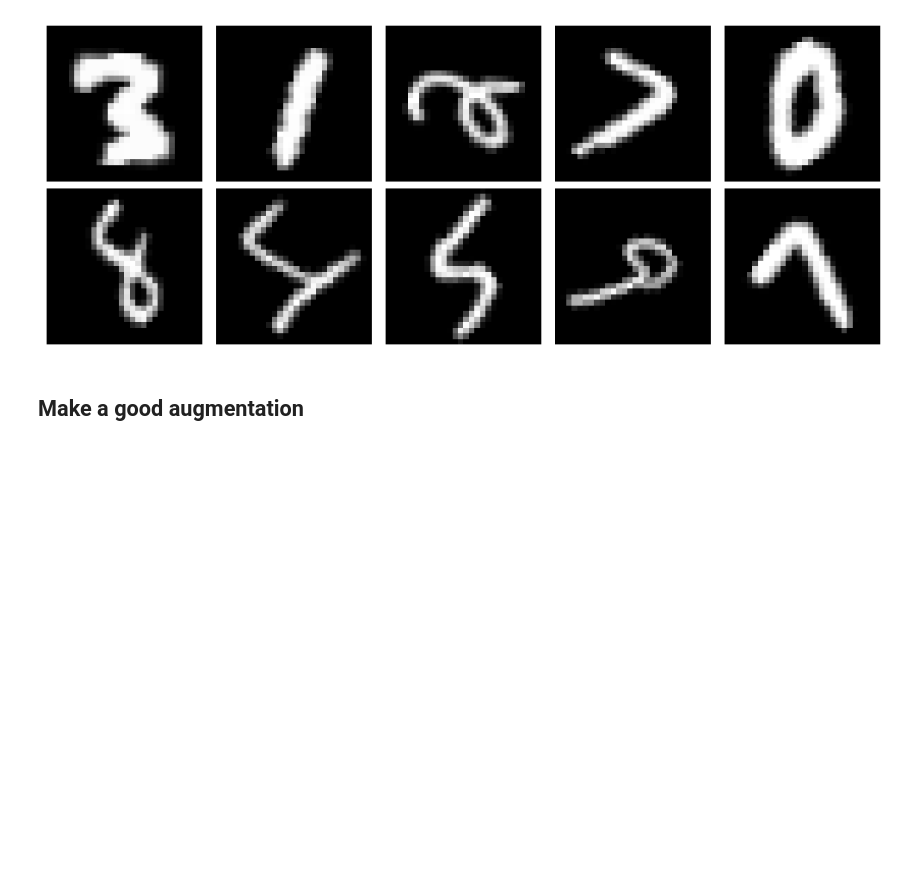
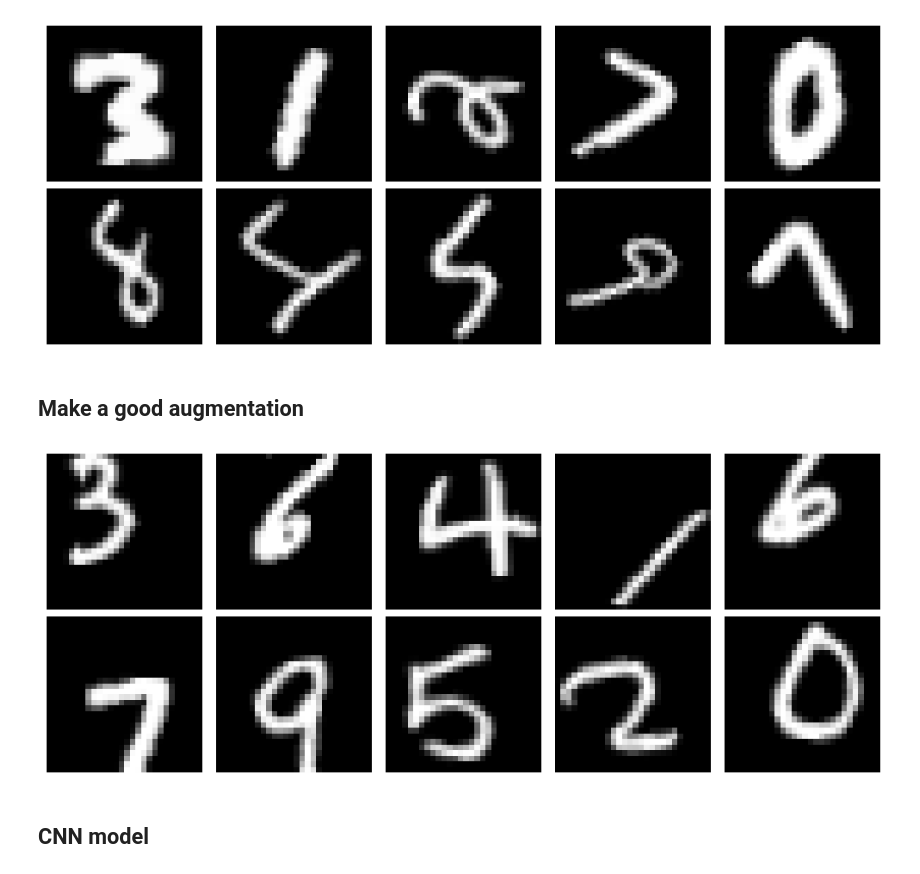
Before and after one commit to LordOfTurtles/AI-Erik-Johansson-OPA23, a Jupyter notebook: code_alongs/Lec11_data_augmentation.ipynb, the cells around one changed output. Cells and saved outputs as stored; diff of their text form; code cells hidden in the pictures; blank space fills up the shorter version.

Commit message:
augmented data ready for training

```diff
--- a/code_alongs/Lec11_data_augmentation.ipynb
+++ b/code_alongs/Lec11_data_augmentation.ipynb
@@ -122,3 +122,9 @@ test_image_generator = ImageDataGenerator()
 train_generator = train_image_generator.flow(X_train, y_train, batch_size=32)
 train_val_generator = train_image_generator.flow(X_train_val, y_train_val, batch_size=32)
 val_generator = test_image_generator.flow(X_val, y_val, batch_size=32)
+# %%
+plot_samples(next(train_generator)[0])
+# %% [output]
+[figure, added]
+# %% [markdown]
+## CNN model
```
Also changed, not shown: parts of 4 cells of this notebook.
